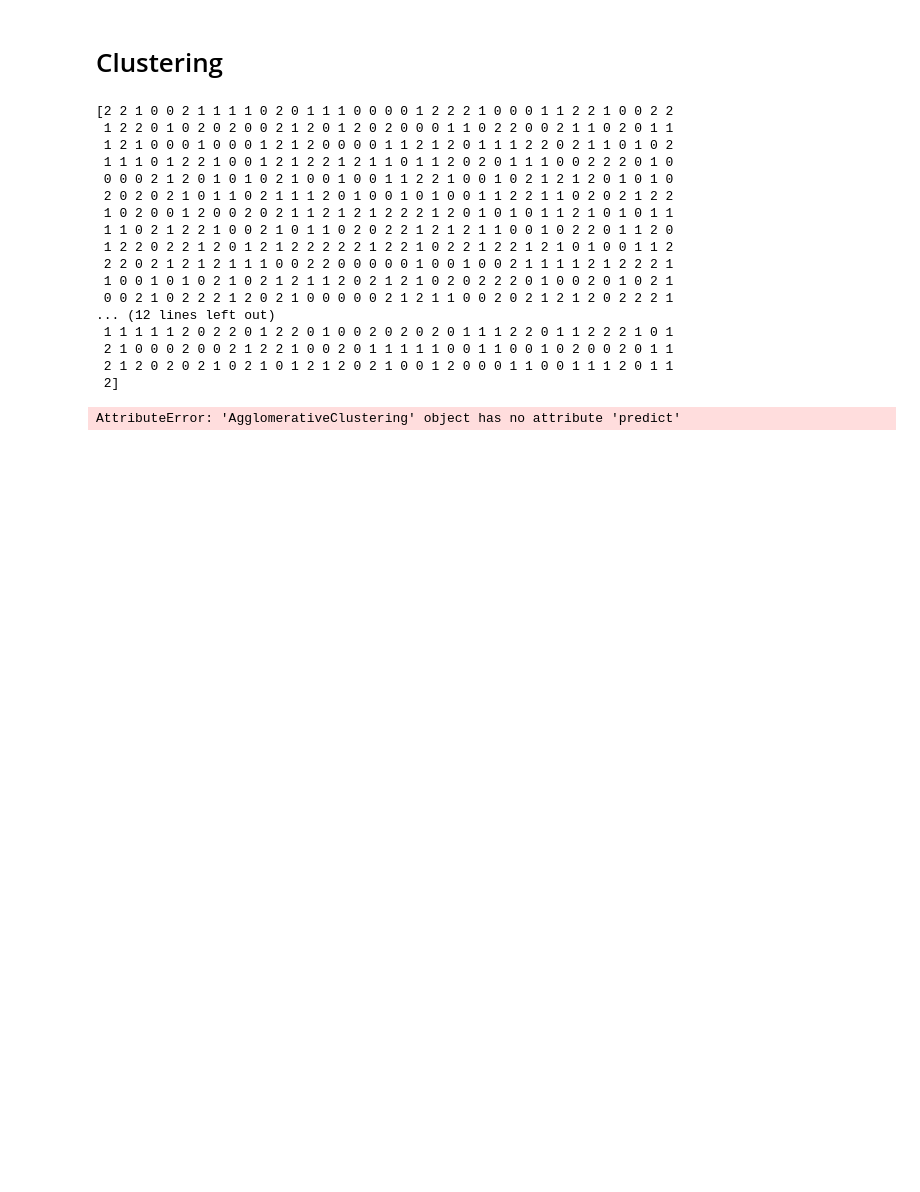
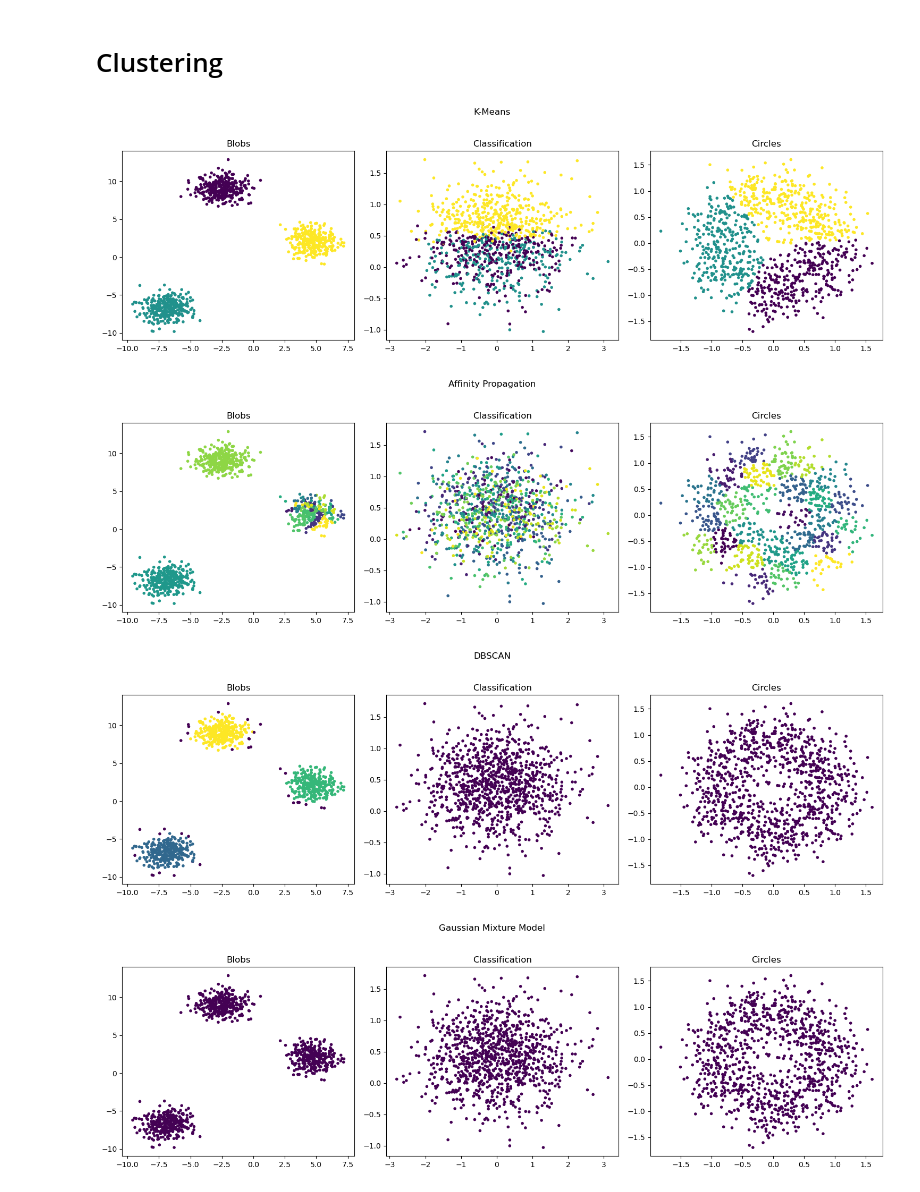
Before and after one commit to Naomi-Parte/AIML-Algorithms, a Jupyter notebook: datasets/classifications.ipynb, the cells around one changed output. Cells and saved outputs as stored; diff of their text form; code cells hidden in the pictures; blank space fills up the shorter version.

```diff
--- a/datasets/classifications.ipynb
+++ b/datasets/classifications.ipynb
@@ -184,30 +184,10 @@ from sklearn.mixture import GaussianMixture
 seed = 42
 
 cluster_datasets = {
-    "Blobs": make_blobs(n_samples=1000, centers=3, n_features=2, random_state=seed),
-    "Classification": make_classification(n_samples=1000, n_features=2, n_informative=2, n_redundant=0, n_clusters_per_class=1, random_state=seed),
+    "Blobs": make_blobs(n_samples=1000, n_features=2, random_state=seed),
+    "Classification": make_classification(n_samples=1000, n_informative=2, n_clusters_per_class=1, random_state=seed),
     "Circles": make_circles(n_samples=1000, noise=0.3, random_state=seed)
 }
-# %%
-print(cluster_datasets['Blobs'][1])
-# %% [output]
-[2 2 1 0 0 2 1 1 1 1 0 2 0 1 1 1 0 0 0 0 1 2 2 2 1 0 0 0 1 1 2 2 1 0 0 2 2
- 1 2 2 0 1 0 2 0 2 0 0 2 1 2 0 1 2 0 2 0 0 0 1 1 0 2 2 0 0 2 1 1 0 2 0 1 1
- 1 2 1 0 0 0 1 0 0 0 1 2 1 2 0 0 0 0 1 1 2 1 2 0 1 1 1 2 2 0 2 1 1 0 1 0 2
- 1 1 1 0 1 2 2 1 0 0 1 2 1 2 2 1 2 1 1 0 1 1 2 0 2 0 1 1 1 0 0 2 2 2 0 1 0
- 0 0 0 2 1 2 0 1 0 1 0 2 1 0 0 1 0 0 1 1 2 2 1 0 0 1 0 2 1 2 1 2 0 1 0 1 0
- 2 0 2 0 2 1 0 1 1 0 2 1 1 1 2 0 1 0 0 1 0 1 0 0 1 1 2 2 1 1 0 2 0 2 1 2 2
- 1 0 2 0 0 1 2 0 0 2 0 2 1 1 2 1 2 1 2 2 2 1 2 0 1 0 1 0 1 1 2 1 0 1 0 1 1
- 1 1 0 2 1 2 2 1 0 0 2 1 0 1 1 0 2 0 2 2 1 2 1 2 1 1 0 0 1 0 2 2 0 1 1 2 0
- 1 2 2 0 2 2 1 2 0 1 2 1 2 2 2 2 2 1 2 2 1 0 2 2 1 2 2 1 2 1 0 1 0 0 1 1 2
- 2 2 0 2 1 2 1 2 1 1 1 0 0 2 2 0 0 0 0 0 1 0 0 1 0 0 2 1 1 1 1 2 1 2 2 2 1
- 1 0 0 1 0 1 0 2 1 0 2 1 2 1 1 2 0 2 1 2 1 0 2 0 2 2 2 0 1 0 0 2 0 1 0 2 1
- 0 0 2 1 0 2 2 2 1 2 0 2 1 0 0 0 0 0 2 1 2 1 1 0 0 2 0 2 1 2 1 2 0 2 2 2 1
-... (12 lines left out)
- 1 1 1 1 1 2 0 2 2 0 1 2 2 0 1 0 0 2 0 2 0 2 0 1 1 1 2 2 0 1 1 2 2 2 1 0 1
- 2 1 0 0 0 2 0 0 2 1 2 2 1 0 0 2 0 1 1 1 1 1 0 0 1 1 0 0 1 0 2 0 0 2 0 1 1
- 2 1 2 0 2 0 2 1 0 2 1 0 1 2 1 2 0 2 1 0 0 1 2 0 0 0 1 1 0 0 1 1 1 2 0 1 1
- 2]
 # %%
 clustering_algorithms = {
     "K-Means": KMeans(n_clusters=3, random_state=seed),
@@ -219,14 +199,39 @@ clustering_algorithms = {
     "Mean Shift": MeanShift()
 }
 # %%
-results = {name: {} for name in clustering_algorithms}
+# results = {name: {} for name in clustering_algorithms}
 
-for dataset_name, (X, y) in cluster_datasets.items():
-    for algo_name, algorithm in clustering_algorithms.items():
-        if algo_name == "Affinity Propagation" or algo_name == "DBSCAN":
-            clusters = algorithm.fit_predict(X)
-        else:
-            clusters = algorithm.fit(X).predict(X)
-        results[algo_name][dataset_name] = clusters
+# for dataset_name, (X, y) in cluster_datasets.items():
+#     for algo_name, algorithm in clustering_algorithms.items():
+#         if algo_name == "Affinity Propagation" or algo_name == "DBSCAN":
+#             clusters = algorithm.fit_predict(X)
+#         else:
+#             clusters = algorithm.fit(X).predict(X)
+#         results[algo_name][dataset_name] = clusters
-# %% [output]
-AttributeError: 'AgglomerativeClustering' object has no attribute 'predict'
+# %%
+for algo_name, algorithm in clustering_algorithms.items():
+
+    fig, axes = plt.subplots(1, len(cluster_datasets), figsize=(15, 5))
+    fig.suptitle(algo_name)
+
+    for i, (dataset_name, (X, y)) in enumerate(cluster_datasets.items()):
+        algorithm.fit(X)
+        # if algo_name == "Affinity Propagation" or algo_name == "DBSCAN":
+        #     clusters = algorithm.fit_predict(X)
+        if algo_name == "Gaussian Mixture Model":
+            clusters = algorithm.predict(X)
+        else:
+            clusters = algorithm.labels_
+
+        ax = axes[i]
+        ax.set_title(f'{dataset_name}')
+        ax.scatter(X[:, 0], X[:, 1], c=clusters, cmap='viridis', marker='.')
+
+
+    plt.tight_layout(rect=[0, 0.03, 1, 0.95])
+    plt.show()
+# %% [output]
+[figure, added]
+[figure, added]
+[figure, added]
+[figure, added]
```
Also changed, not shown: parts of 3 cells of this notebook.
